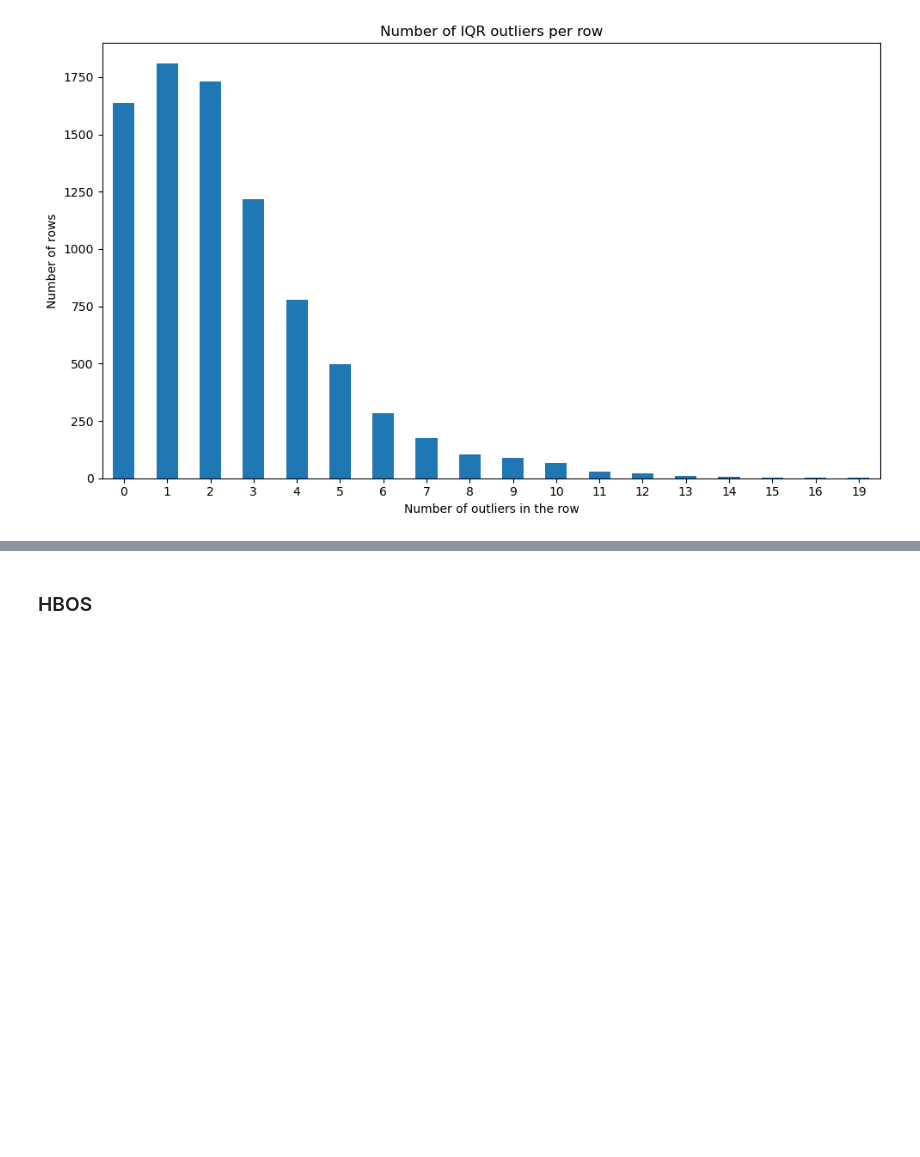
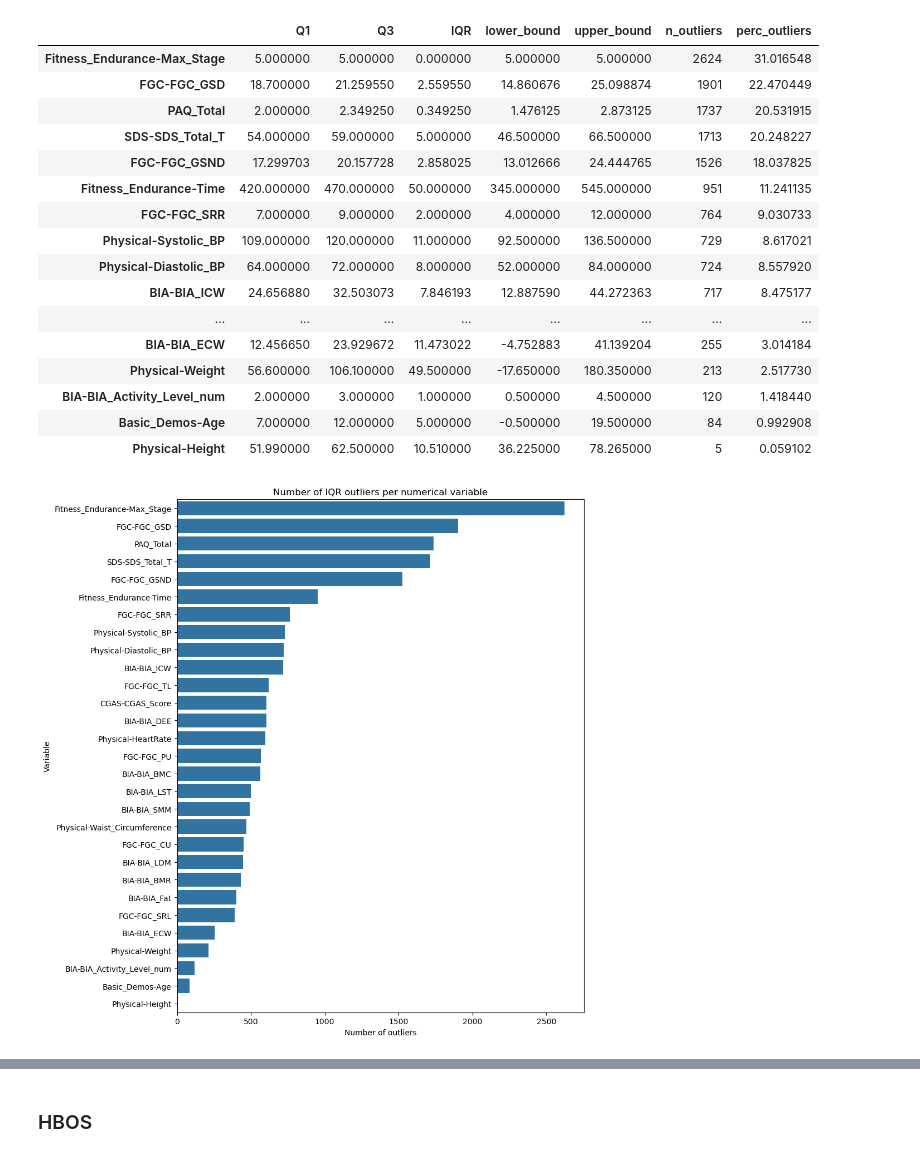
Before and after one commit to lorenzobuccolini03/Data-Mining---Advanced-Topics, a Jupyter notebook: Outliers_Detection/Naive_Approaches.ipynb, the cells around one changed output, grey strips where cells are left out. Saved outputs shown, nothing was run; the diff lists cells and outputs as text; code cells hidden in the pictures; blank space fills up the shorter version.

```diff
--- a/Outliers_Detection/Naive_Approaches.ipynb
+++ b/Outliers_Detection/Naive_Approaches.ipynb
@@ -139,14 +209,52 @@ plt.show()
 # %%
-#count the number of outliers per row
-outliers_per_row = iqr_mask.sum(axis=1)
-outliers_per_row.value_counts().sort_index()
-plt.figure(figsize=(10, 6))
-outliers_per_row.value_counts().sort_index().plot(kind="bar")
-plt.title("Number of IQR outliers per row")
-plt.ylabel("Number of rows")
-plt.xlabel("Number of outliers in the row")
-plt.xticks(rotation=0)
-plt.tight_layout()
-plt.show()
+# Keep only variables with at least one outlier
+
+iqr_summary_outliers = iqr_summary[iqr_summary["n_outliers"] > 0]
+
+iqr_summary_outliers
 # %% [output]
-[figure, removed]
+|  | Q1 | Q3 | IQR | lower_bound | upper_bound | n_outliers | perc_outliers |
+| Fitness_Endurance-Max_Stage | 5.000000 | 5.000000 | 0.000000 | 5.000000 | 5.000000 | 2624 | 31.016548 |
+| FGC-FGC_GSD | 18.700000 | 21.259550 | 2.559550 | 14.860676 | 25.098874 | 1901 | 22.470449 |
+| PAQ_Total | 2.000000 | 2.349250 | 0.349250 | 1.476125 | 2.873125 | 1737 | 20.531915 |
+| SDS-SDS_Total_T | 54.000000 | 59.000000 | 5.000000 | 46.500000 | 66.500000 | 1713 | 20.248227 |
+| FGC-FGC_GSND | 17.299703 | 20.157728 | 2.858025 | 13.012666 | 24.444765 | 1526 | 18.037825 |
+| Fitness_Endurance-Time | 420.000000 | 470.000000 | 50.000000 | 345.000000 | 545.000000 | 951 | 11.241135 |
+| FGC-FGC_SRR | 7.000000 | 9.000000 | 2.000000 | 4.000000 | 12.000000 | 764 | 9.030733 |
+| Physical-Systolic_BP | 109.000000 | 120.000000 | 11.000000 | 92.500000 | 136.500000 | 729 | 8.617021 |
+| Physical-Diastolic_BP | 64.000000 | 72.000000 | 8.000000 | 52.000000 | 84.000000 | 724 | 8.557920 |
+| BIA-BIA_ICW | 24.656880 | 32.503073 | 7.846193 | 12.887590 | 44.272363 | 717 | 8.475177 |
+| ... | ... | ... | ... | ... | ... | ... | ... |
+| BIA-BIA_ECW | 12.456650 | 23.929672 | 11.473022 | -4.752883 | 41.139204 | 255 | 3.014184 |
+| Physical-Weight | 56.600000 | 106.100000 | 49.500000 | -17.650000 | 180.350000 | 213 | 2.517730 |
+| BIA-BIA_Activity_Level_num | 2.000000 | 3.000000 | 1.000000 | 0.500000 | 4.500000 | 120 | 1.418440 |
+| Basic_Demos-Age | 7.000000 | 12.000000 | 5.000000 | -0.500000 | 19.500000 | 84 | 0.992908 |
+| Physical-Height | 51.990000 | 62.500000 | 10.510000 | 36.225000 | 78.265000 | 5 | 0.059102 |
+# %%
+# Plot number of IQR outliers per variable
+
+iqr_summary_plot = iqr_summary_outliers.reset_index().rename(columns={"index": "variable"})
+
+plt.figure(figsize=(10, max(6, 0.35 * len(iqr_summary_plot))))
+
+sns.barplot(
+
+    data=iqr_summary_plot,
+
+    x="n_outliers",
+
+    y="variable"
+
+)
+
+plt.title("Number of IQR outliers per numerical variable")
+
+plt.xlabel("Number of outliers")
+
+plt.ylabel("Variable")
+
+plt.tight_layout()
+
+plt.show()
+# %% [output]
+[figure, added]
```
Also changed, not shown: parts of 42 cells of this notebook, 2 other files.
